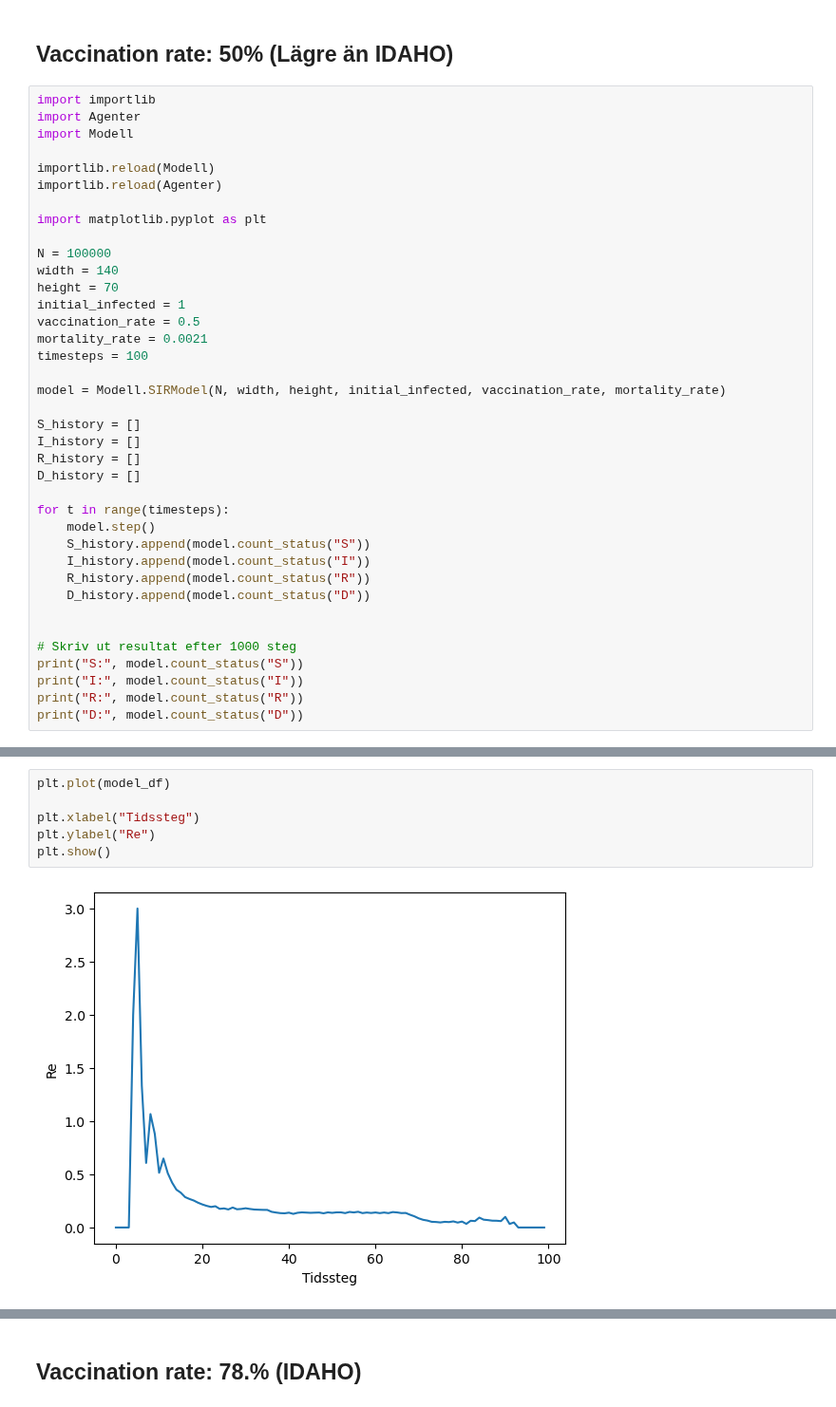
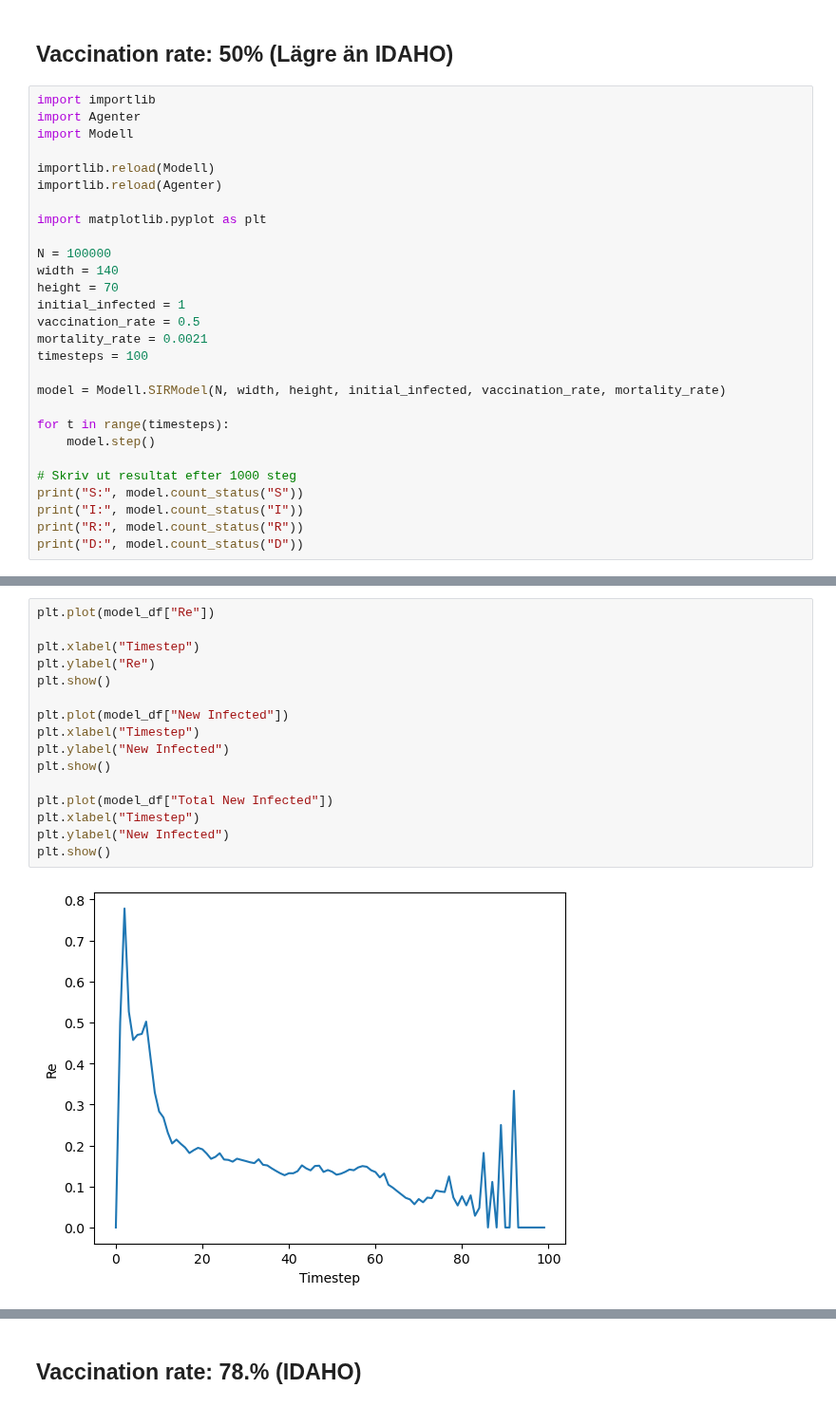
Before and after one commit to tovebrunell/ABM, a Jupyter notebook: Plotta_data.ipynb, the cells around one changed output, grey strips where cells are left out. Shown at 95% size. Saved outputs shown, nothing was run; the diff lists cells and outputs as text.

Commit message:
Finished datacollector and adjusted plot file accordingly

```diff
--- a/Plotta_data.ipynb
+++ b/Plotta_data.ipynb
@@ -20,18 +20,8 @@ timesteps = 100
 
 model = Modell.SIRModel(N, width, height, initial_infected, vaccination_rate, mortality_rate)
 
-S_history = []
-I_history = []
-R_history = []
-D_history = []
-
 for t in range(timesteps):
     model.step()
-    S_history.append(model.count_status("S"))
-    I_history.append(model.count_status("I"))
-    R_history.append(model.count_status("R"))
-    D_history.append(model.count_status("D"))
-
 
 # Skriv ut resultat efter 1000 steg
 print("S:", model.count_status("S"))
@@ -101,8 +98,18 @@ agent_df.head()
 # %%
-plt.plot(model_df)
+plt.plot(model_df["Re"])
 
-plt.xlabel("Tidssteg")
+plt.xlabel("Timestep")
 plt.ylabel("Re")
 plt.show()
+
+plt.plot(model_df["New Infected"])
+plt.xlabel("Timestep")
+plt.ylabel("New Infected")
+plt.show()
+
+plt.plot(model_df["Total New Infected"])
+plt.xlabel("Timestep")
+plt.ylabel("New Infected")
+plt.show()
 # %% [output]
-[figure, old version]
+[figure, new version]
```
Also changed, not shown: parts of 20 cells of this notebook, 2 other files.
